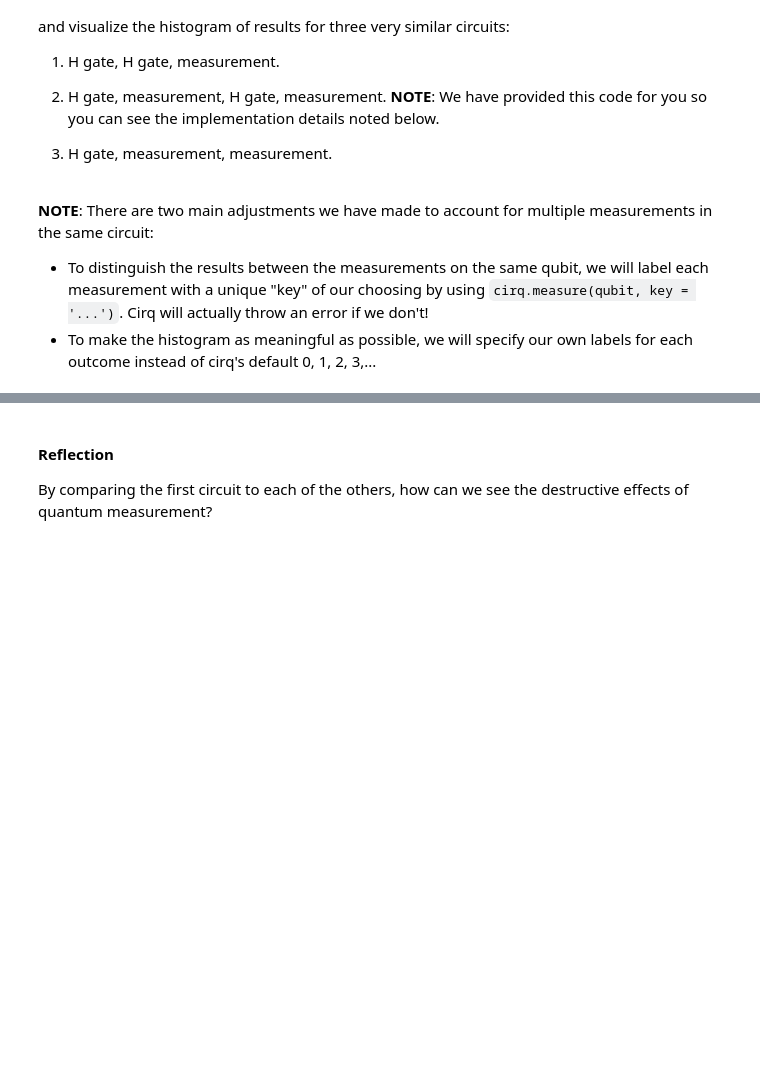
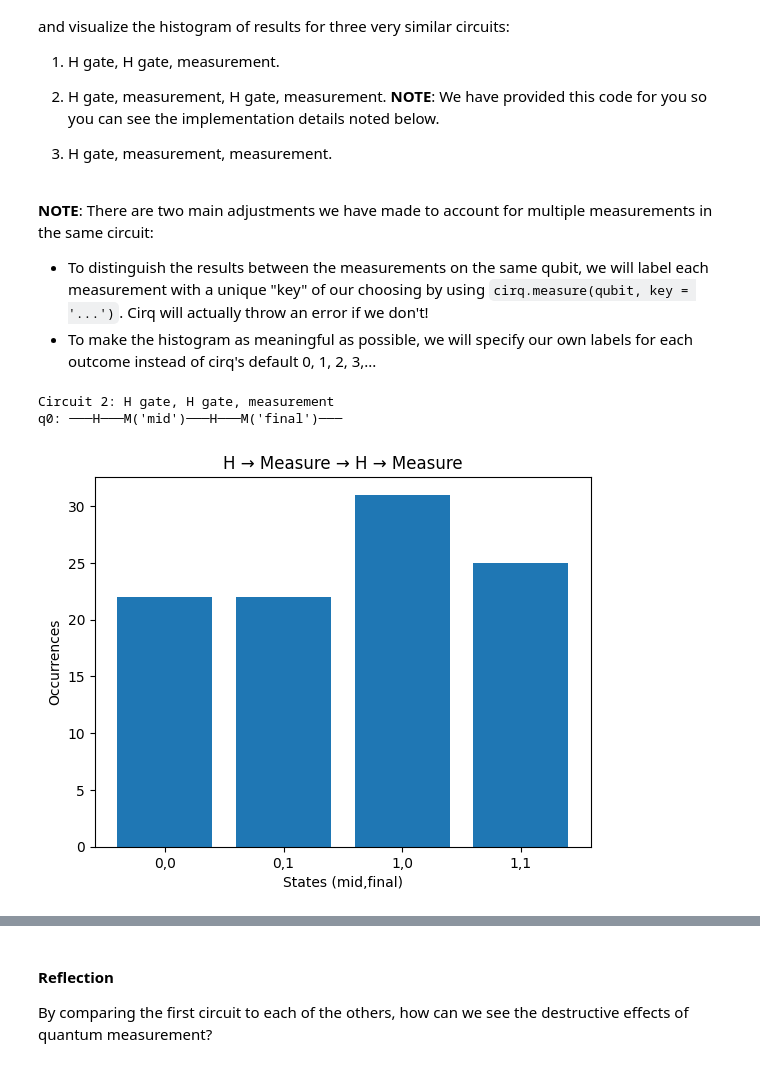
Before and after one commit to Yannaner/BitCamp-2025, a Jupyter notebook: Quantum Workship ipynbs/2025_Bitcamp_Workshop_2_Quantum_Mechanics_of_Qubits_[STUDENT].ipynb, the cells around one changed output, grey strips where cells are left out. Drawn from its saved outputs; the diff is of its cells as text; code cells hidden in the pictures; blank space fills up the shorter version.

```diff
--- a/Quantum Workship ipynbs/2025_Bitcamp_Workshop_2_Quantum_Mechanics_of_Qubits_[STUDENT].ipynb
+++ b/Quantum Workship ipynbs/2025_Bitcamp_Workshop_2_Quantum_Mechanics_of_Qubits_[STUDENT].ipynb
@@ -110,0 +159,40 @@ Lastly, let's show the destructive effect of quantum measurement. Specifically,
+# %%
+qubit = cirq.NamedQubit('q0')
+circuit2 = cirq.Circuit()
+
+# H gate, measurement, H gate, measurement
+circuit2.append(cirq.H(qubit))
+circuit2.append(cirq.measure(qubit, key='mid'))
+circuit2.append(cirq.H(qubit))
+circuit2.append(cirq.measure(qubit, key='final'))
+
+print("Circuit 2: H gate, H gate, measurement")
+print(circuit2)
+
+sim = cirq.Simulator()
+result2 = sim.run(circuit2, repetitions=100)
+
+outcomes = []
+for m1 in range(2):
+    for m2 in range(2):
+        outcomes.append(f"{m1},{m2}")
+
+
+#[0,1]
+#[1,0]
+#[0,0]
+#[1,1]
+# Using label_map parameter for custom labels
+label_map = {i: outcomes[i] for i in range(len(outcomes))}
+ax = cirq.plot_state_histogram(result2, plt.subplot(),
+                               title='H → Measure → H → Measure',
+                               xlabel='States (mid,final)',
+                               ylabel='Occurrences')
+
+ax.set_xticks(range(len(outcomes)))
+ax.set_xticklabels(outcomes)
+plt.show()
+# %% [output]
+Circuit 2: H gate, H gate, measurement
+q0: ───H───M('mid')───H───M('final')───
+[figure, added]
```
Also changed, not shown: parts of 15 cells of this notebook.
